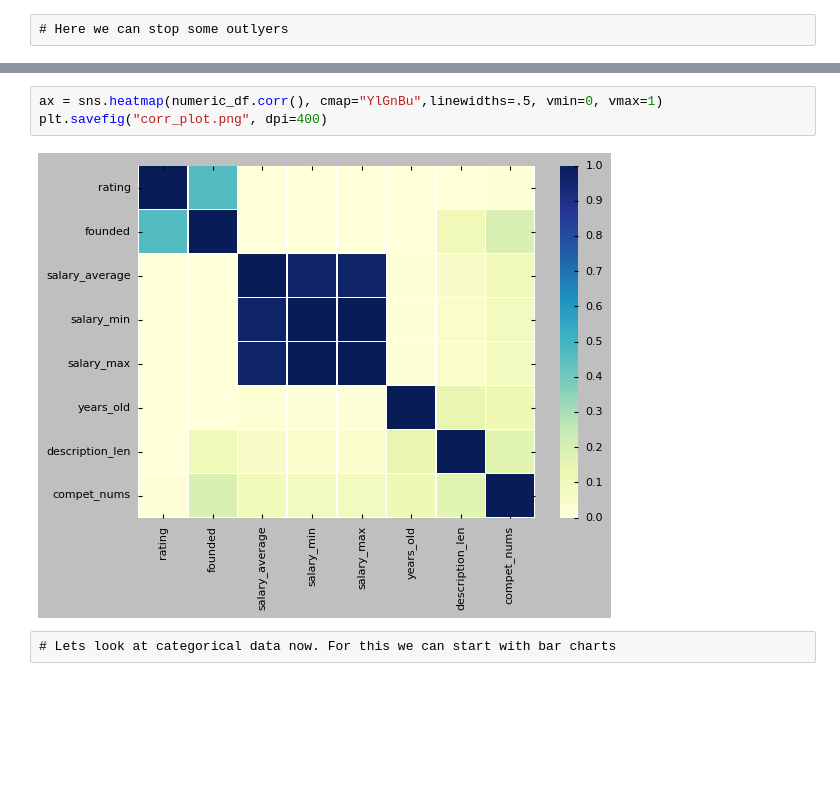
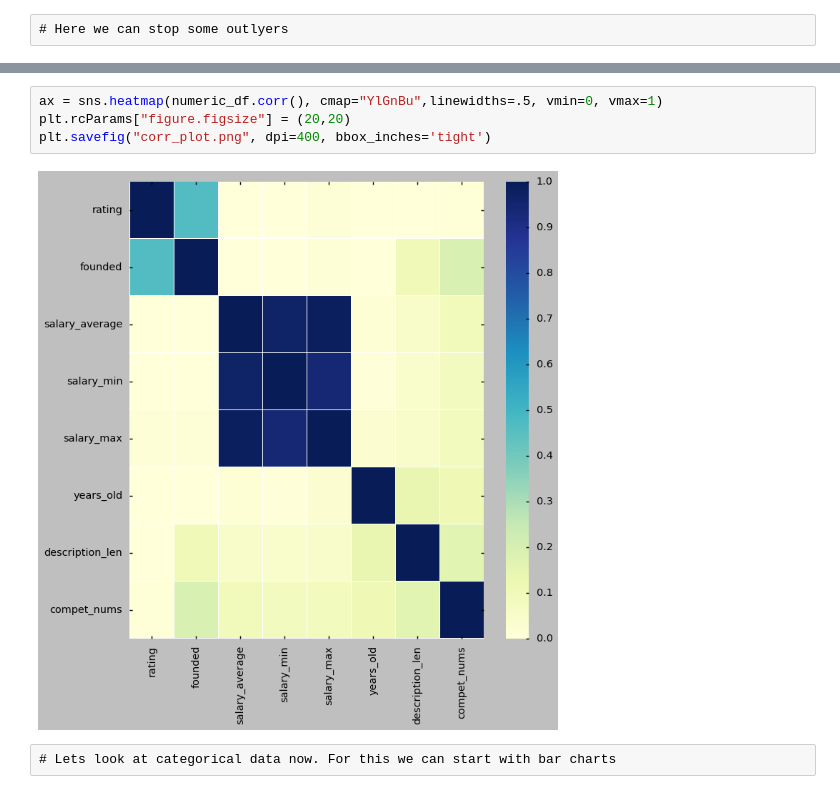
Before and after one commit to EnriqueSPR/ds_salary_project, a Jupyter notebook: Project Ken.ipynb, the cells around one changed output, grey strips where cells are left out. Saved outputs shown, nothing was run; the diff lists cells and outputs as text; blank space fills up the shorter version.

```diff
--- a/Project Ken.ipynb
+++ b/Project Ken.ipynb
@@ -465,8 +507,9 @@ numeric_df.corr()
 # %%
 ax = sns.heatmap(numeric_df.corr(), cmap="YlGnBu",linewidths=.5, vmin=0, vmax=1)
-plt.savefig("corr_plot.png", dpi=400)
+plt.rcParams["figure.figsize"] = (20,20)
+plt.savefig("corr_plot.png", dpi=400, bbox_inches='tight')
 # %% [output]
-[figure, old version]
+[figure, new version]
 # %% [raw]
 # Lets look at categorical data now. For this we can start with bar charts
 # %%
```
Also changed, not shown: parts of 35 cells of this notebook, 1 other file.
